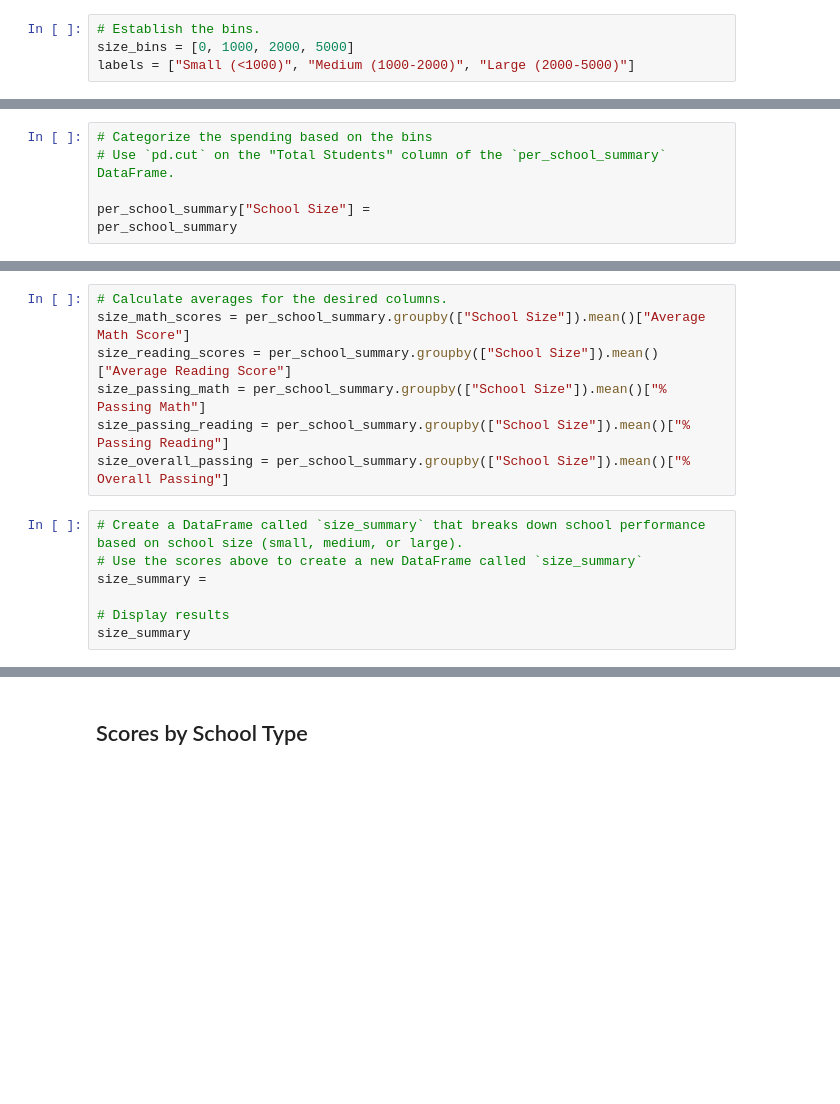
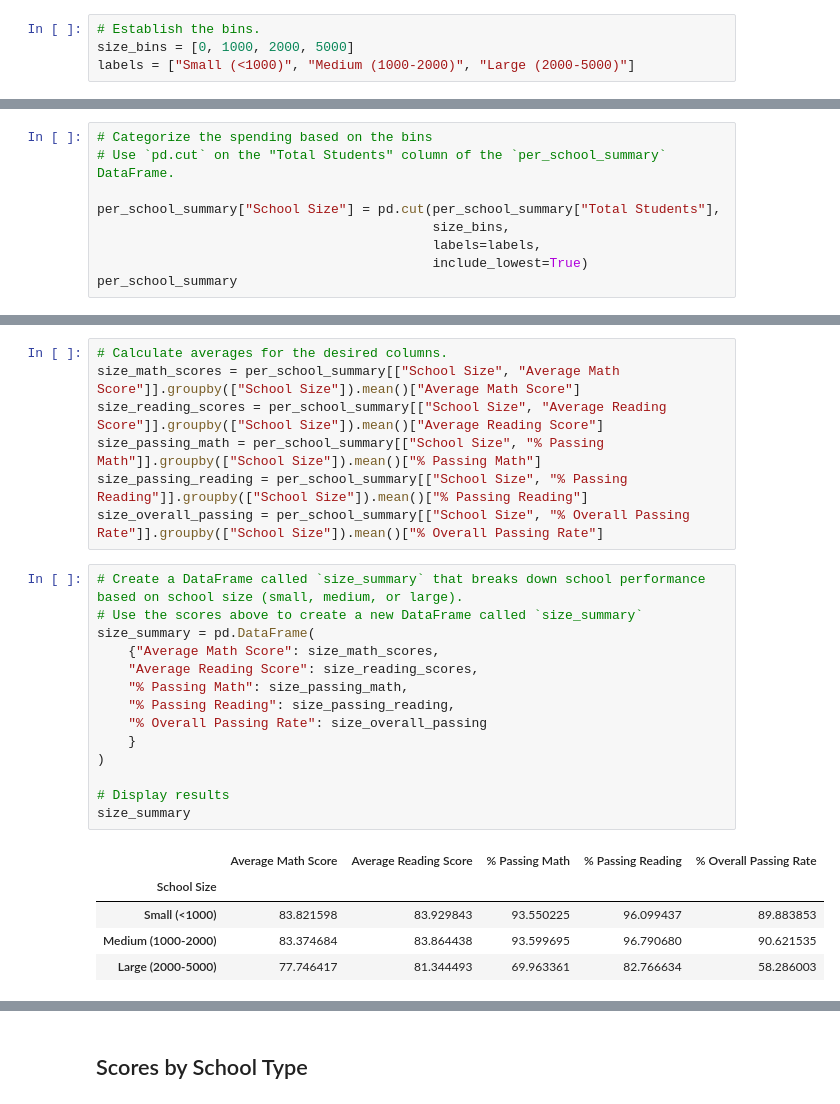
Before and after one commit to sarsteg/pandas-challenge, a Jupyter notebook: PyCitySchools/Responses in Template.ipynb, the cells around one changed output, grey strips where cells are left out. Drawn from its saved outputs; the diff is of its cells as text; blank space fills up the shorter version.

Commit message:
on scores by school type

```diff
--- a/PyCitySchools/Responses in Template.ipynb
+++ b/PyCitySchools/Responses in Template.ipynb
@@ -739,6 +744,9 @@ dtype: object
 # Categorize the spending based on the bins
 # Use `pd.cut` on the "Total Students" column of the `per_school_summary` DataFrame.
 
-per_school_summary["School Size"] =
+per_school_summary["School Size"] = pd.cut(per_school_summary["Total Students"],
+                                           size_bins,
+                                           labels=labels,
+                                           include_lowest=True)
 per_school_summary
 # %% [output]
@@ -746,14 +784,27 @@ SyntaxError: invalid syntax (3883193753.py, line 4)
 # %%
 # Calculate averages for the desired columns.
-size_math_scores = per_school_summary.groupby(["School Size"]).mean()["Average Math Score"]
-size_reading_scores = per_school_summary.groupby(["School Size"]).mean()["Average Reading Score"]
-size_passing_math = per_school_summary.groupby(["School Size"]).mean()["% Passing Math"]
-size_passing_reading = per_school_summary.groupby(["School Size"]).mean()["% Passing Reading"]
-size_overall_passing = per_school_summary.groupby(["School Size"]).mean()["% Overall Passing"]
+size_math_scores = per_school_summary[["School Size", "Average Math Score"]].groupby(["School Size"]).mean()["Average Math Score"]
+size_reading_scores = per_school_summary[["School Size", "Average Reading Score"]].groupby(["School Size"]).mean()["Average Reading Score"]
+size_passing_math = per_school_summary[["School Size", "% Passing Math"]].groupby(["School Size"]).mean()["% Passing Math"]
+size_passing_reading = per_school_summary[["School Size", "% Passing Reading"]].groupby(["School Size"]).mean()["% Passing Reading"]
+size_overall_passing = per_school_summary[["School Size", "% Overall Passing Rate"]].groupby(["School Size"]).mean()["% Overall Passing Rate"]
 # %%
 # Create a DataFrame called `size_summary` that breaks down school performance based on school size (small, medium, or large).
 # Use the scores above to create a new DataFrame called `size_summary`
-size_summary =
+size_summary = pd.DataFrame(
+    {"Average Math Score": size_math_scores,
+    "Average Reading Score": size_reading_scores,
+    "% Passing Math": size_passing_math,
+    "% Passing Reading": size_passing_reading,
+    "% Overall Passing Rate": size_overall_passing
+    }
+)
 
 # Display results
 size_summary
+# %% [output]
+|  | Average Math Score | Average Reading Score | % Passing Math | % Passing Reading | % Overall Passing Rate |
+| School Size |  |  |  |  |  |
+| Small (<1000) | 83.821598 | 83.929843 | 93.550225 | 96.099437 | 89.883853 |
+| Medium (1000-2000) | 83.374684 | 83.864438 | 93.599695 | 96.790680 | 90.621535 |
+| Large (2000-5000) | 77.746417 | 81.344493 | 69.963361 | 82.766634 | 58.286003 |
```
Also changed, not shown: parts of 7 cells of this notebook.
